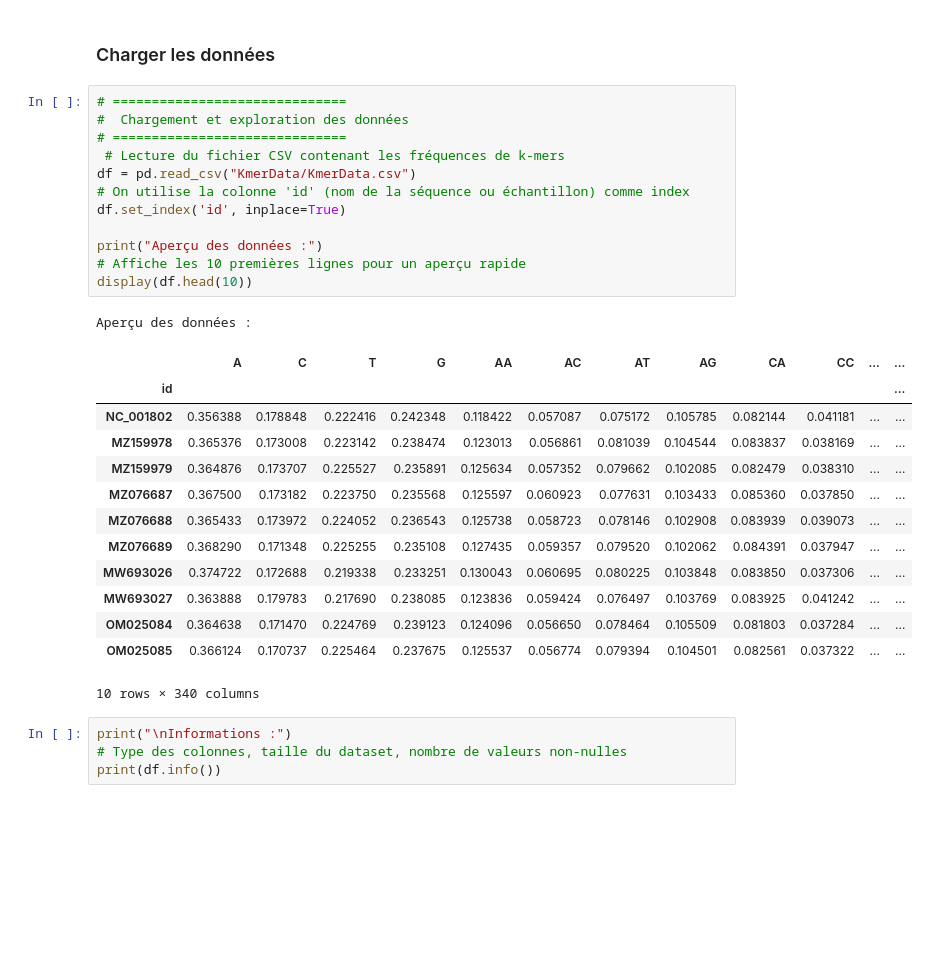
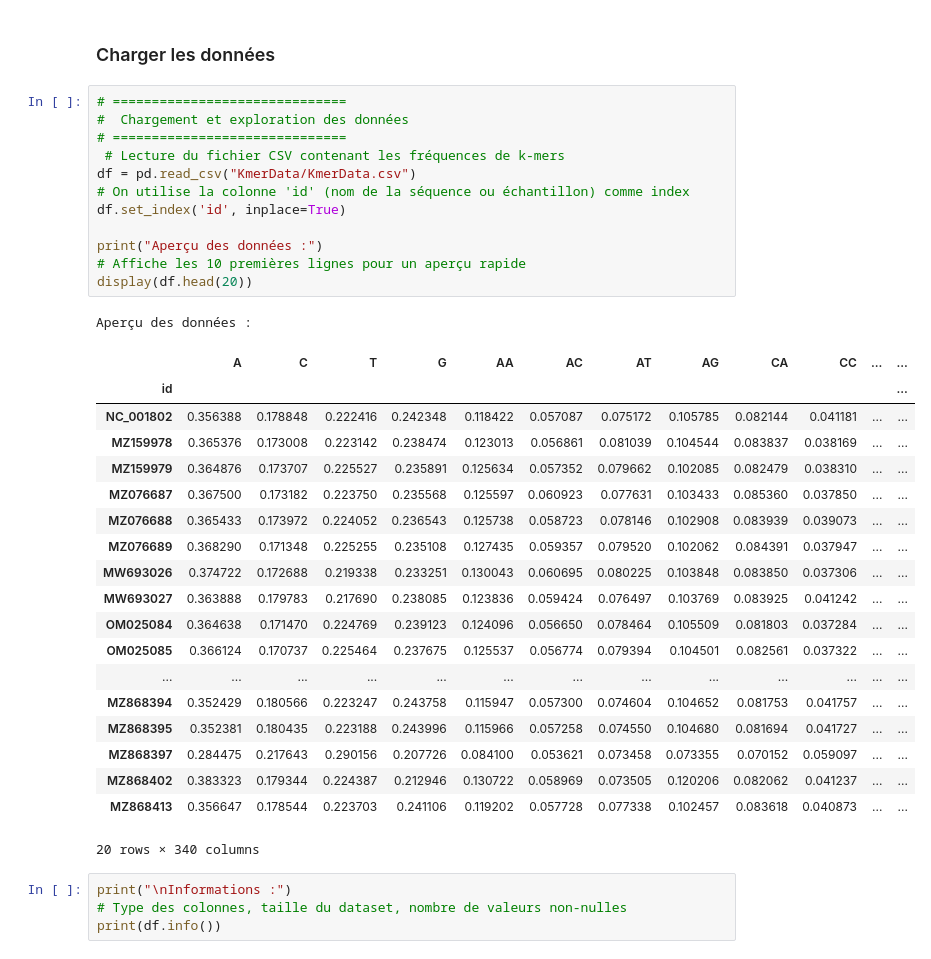
Before and after one commit to DiegoPierre/Projet-VIH-KmerData, a Jupyter notebook: FSM.ipynb, the cells around one changed output. Saved outputs shown, nothing was run; the diff lists cells and outputs as text; blank space fills up the shorter version.

```diff
--- a/FSM.ipynb
+++ b/FSM.ipynb
@@ -64,30 +77,36 @@ sns.set(style="whitegrid")
 # %%
 # ==============================
 #  Chargement et exploration des données
 # ==============================
  # Lecture du fichier CSV contenant les fréquences de k-mers
 df = pd.read_csv("KmerData/KmerData.csv")
 # On utilise la colonne 'id' (nom de la séquence ou échantillon) comme index
 df.set_index('id', inplace=True)
 
 print("Aperçu des données :")
 # Affiche les 10 premières lignes pour un aperçu rapide
-display(df.head(10))
+display(df.head(20))
 # %% [output]
 Aperçu des données :
 |  | A | C | T | G | AA | AC | AT | AG | CA | CC | ... | ... |
 | id |  |  |  |  |  |  |  |  |  |  |  | ... |
 | NC_001802 | 0.356388 | 0.178848 | 0.222416 | 0.242348 | 0.118422 | 0.057087 | 0.075172 | 0.105785 | 0.082144 | 0.041181 | ... | ... |
 | MZ159978 | 0.365376 | 0.173008 | 0.223142 | 0.238474 | 0.123013 | 0.056861 | 0.081039 | 0.104544 | 0.083837 | 0.038169 | ... | ... |
 | MZ159979 | 0.364876 | 0.173707 | 0.225527 | 0.235891 | 0.125634 | 0.057352 | 0.079662 | 0.102085 | 0.082479 | 0.038310 | ... | ... |
 | MZ076687 | 0.367500 | 0.173182 | 0.223750 | 0.235568 | 0.125597 | 0.060923 | 0.077631 | 0.103433 | 0.085360 | 0.037850 | ... | ... |
 | MZ076688 | 0.365433 | 0.173972 | 0.224052 | 0.236543 | 0.125738 | 0.058723 | 0.078146 | 0.102908 | 0.083939 | 0.039073 | ... | ... |
 | MZ076689 | 0.368290 | 0.171348 | 0.225255 | 0.235108 | 0.127435 | 0.059357 | 0.079520 | 0.102062 | 0.084391 | 0.037947 | ... | ... |
 | MW693026 | 0.374722 | 0.172688 | 0.219338 | 0.233251 | 0.130043 | 0.060695 | 0.080225 | 0.103848 | 0.083850 | 0.037306 | ... | ... |
 | MW693027 | 0.363888 | 0.179783 | 0.217690 | 0.238085 | 0.123836 | 0.059424 | 0.076497 | 0.103769 | 0.083925 | 0.041242 | ... | ... |
 | OM025084 | 0.364638 | 0.171470 | 0.224769 | 0.239123 | 0.124096 | 0.056650 | 0.078464 | 0.105509 | 0.081803 | 0.037284 | ... | ... |
 | OM025085 | 0.366124 | 0.170737 | 0.225464 | 0.237675 | 0.125537 | 0.056774 | 0.079394 | 0.104501 | 0.082561 | 0.037322 | ... | ... |
+| ... | ... | ... | ... | ... | ... | ... | ... | ... | ... | ... | ... | ... |
+| MZ868394 | 0.352429 | 0.180566 | 0.223247 | 0.243758 | 0.115947 | 0.057300 | 0.074604 | 0.104652 | 0.081753 | 0.041757 | ... | ... |
+| MZ868395 | 0.352381 | 0.180435 | 0.223188 | 0.243996 | 0.115966 | 0.057258 | 0.074550 | 0.104680 | 0.081694 | 0.041727 | ... | ... |
+| MZ868397 | 0.284475 | 0.217643 | 0.290156 | 0.207726 | 0.084100 | 0.053621 | 0.073458 | 0.073355 | 0.070152 | 0.059097 | ... | ... |
+| MZ868402 | 0.383323 | 0.179344 | 0.224387 | 0.212946 | 0.130722 | 0.058969 | 0.073505 | 0.120206 | 0.082062 | 0.041237 | ... | ... |
+| MZ868413 | 0.356647 | 0.178544 | 0.223703 | 0.241106 | 0.119202 | 0.057728 | 0.077338 | 0.102457 | 0.083618 | 0.040873 | ... | ... |
-10 rows × 340 columns
+20 rows × 340 columns
 # %%
 print("\nInformations :")
 # Type des colonnes, taille du dataset, nombre de valeurs non-nulles
```
Also changed, not shown: parts of 6 cells of this notebook.
